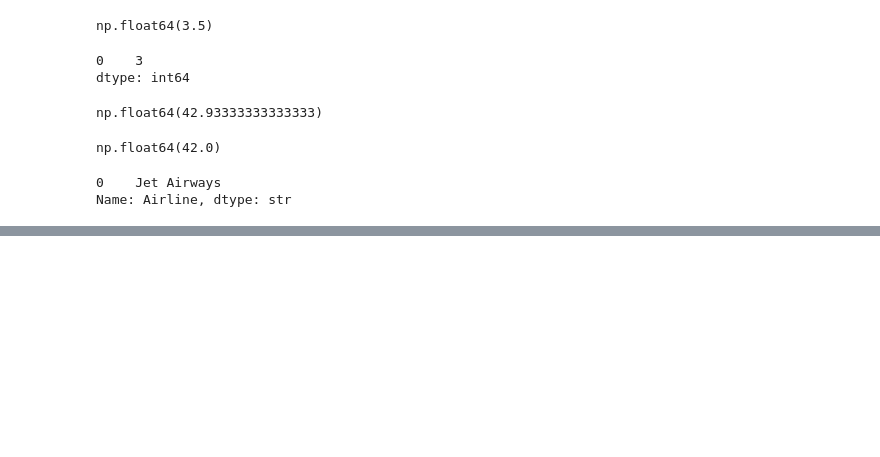
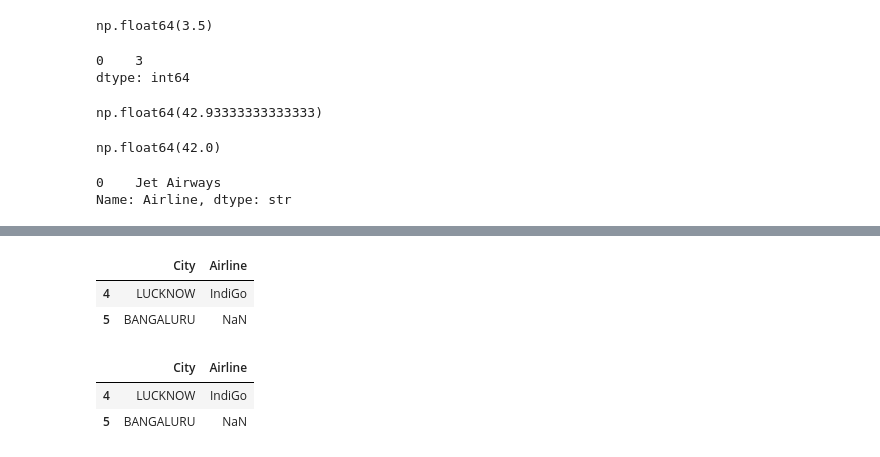
Before and after one commit to Sachin09labade/PythonPracticeEthans, a Jupyter notebook: Data Manipulation Pandas/Pandas_Level_01.ipynb, the cells around one changed output, grey strips where cells are left out. Saved outputs shown, nothing was run; the diff lists cells and outputs as text; code cells hidden in the pictures; blank space fills up the shorter version.

```diff
--- a/Data Manipulation Pandas/Pandas_Level_01.ipynb
+++ b/Data Manipulation Pandas/Pandas_Level_01.ipynb
@@ -329,0 +367,14 @@ Name: Airline, dtype: str
+# %%
+#row and column filtering (using loc)
+df.loc[4:5,['City','Airline']]      #here it does not ignore the last index
+# %% [output]
+|  | City | Airline |
+| 4 | LUCKNOW | IndiGo |
+| 5 | BANGALURU | NaN |
+# %%
+#row and column filtering (using iloc)
+df.iloc[4:6,3:5]            #here it ignores the last index
+# %% [output]
+|  | City | Airline |
+| 4 | LUCKNOW | IndiGo |
+| 5 | BANGALURU | NaN |
```
Also changed, not shown: parts of 15 cells of this notebook.
